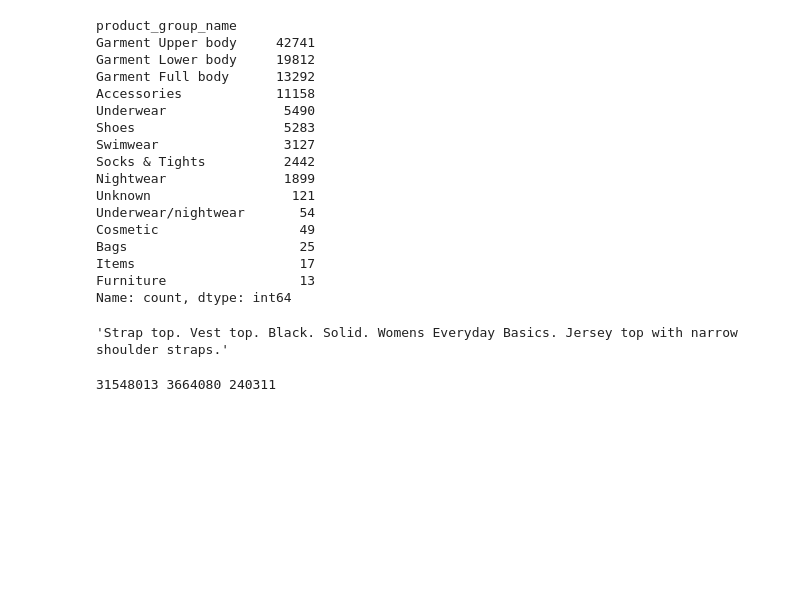
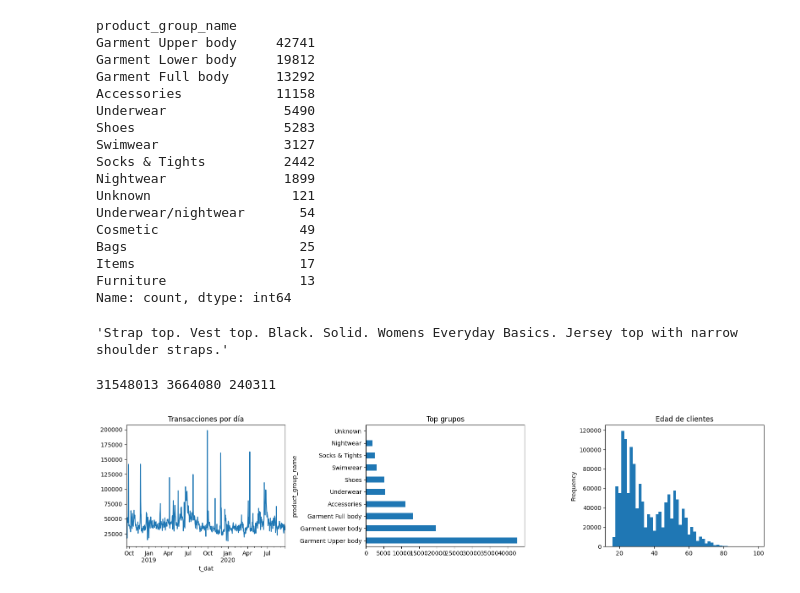
Before and after one commit to valentinaacruz/hm-stylist, a Jupyter notebook: 01-eda-dmii.ipynb, the cells around one changed output. Drawn from its saved outputs; the diff is of its cells as text; code cells hidden in the pictures; blank space fills up the shorter version.

```diff
--- a/01-eda-dmii.ipynb
+++ b/01-eda-dmii.ipynb
@@ -84,3 +84,12 @@ train_small.to_parquet(OUT/"train_small.parquet")
 val.to_parquet(OUT/"val.parquet")
 # %% [output]
 31548013 3664080 240311
+# %%
+import matplotlib.pyplot as plt
+fig, ax = plt.subplots(1, 3, figsize=(16, 4))
+tx.groupby("t_dat").size().plot(ax=ax[0], title="Transacciones por día")
+articles.product_group_name.value_counts().head(10).plot.barh(ax=ax[1], title="Top grupos")
+customers.age.plot.hist(bins=50, ax=ax[2], title="Edad de clientes")
+plt.tight_layout()
+# %% [output]
+[figure, added]
```
